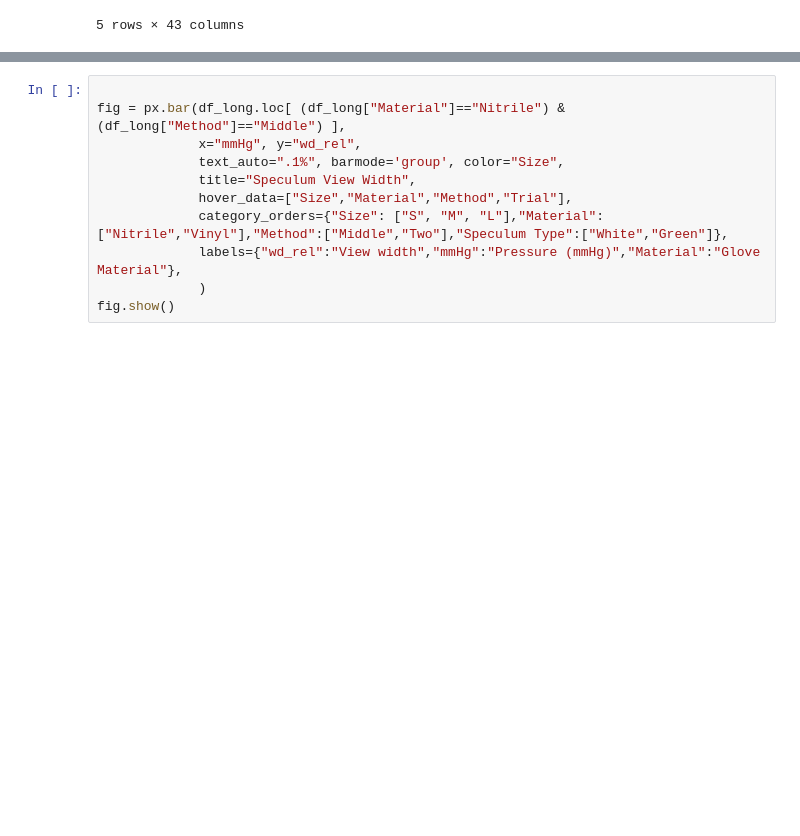
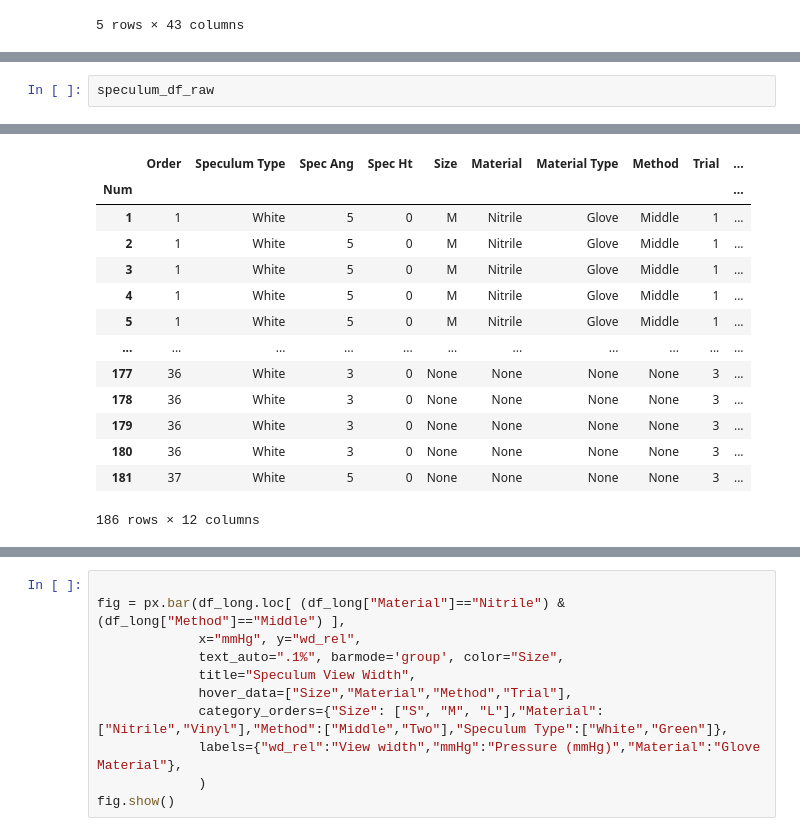
Before and after one commit to ryerrabelli/SpeculumAnalysis, a Jupyter notebook: src/notebooks/Labelbox_analysis.ipynb, the cells around one changed output, grey strips where cells are left out. Drawn from its saved outputs; the diff is of its cells as text; blank space fills up the shorter version.

```diff
--- a/src/notebooks/Labelbox_analysis.ipynb
+++ b/src/notebooks/Labelbox_analysis.ipynb
@@ -835,0 +914,3 @@ save_figure(fig, file_name=f"Vertical Height Bar Plot" )
+# %%
+speculum_df_raw
+# %% [output]
@@ -835,0 +918,14 @@ save_figure(fig, file_name=f"Vertical Height Bar Plot" )
+|  | Order | Speculum Type | Spec Ang | Spec Ht | Size | Material | Material Type | Method | Trial | ... |
+| Num |  |  |  |  |  |  |  |  |  | ... |
+| 1 | 1 | White | 5 | 0 | M | Nitrile | Glove | Middle | 1 | ... |
+| 2 | 1 | White | 5 | 0 | M | Nitrile | Glove | Middle | 1 | ... |
+| 3 | 1 | White | 5 | 0 | M | Nitrile | Glove | Middle | 1 | ... |
+| 4 | 1 | White | 5 | 0 | M | Nitrile | Glove | Middle | 1 | ... |
+| 5 | 1 | White | 5 | 0 | M | Nitrile | Glove | Middle | 1 | ... |
+| ... | ... | ... | ... | ... | ... | ... | ... | ... | ... | ... |
+| 177 | 36 | White | 3 | 0 | None | None | None | None | 3 | ... |
+| 178 | 36 | White | 3 | 0 | None | None | None | None | 3 | ... |
+| 179 | 36 | White | 3 | 0 | None | None | None | None | 3 | ... |
+| 180 | 36 | White | 3 | 0 | None | None | None | None | 3 | ... |
+| 181 | 37 | White | 5 | 0 | None | None | None | None | 3 | ... |
+186 rows × 12 columns
```
Also changed, not shown: parts of 38 cells of this notebook, 7 other files.
